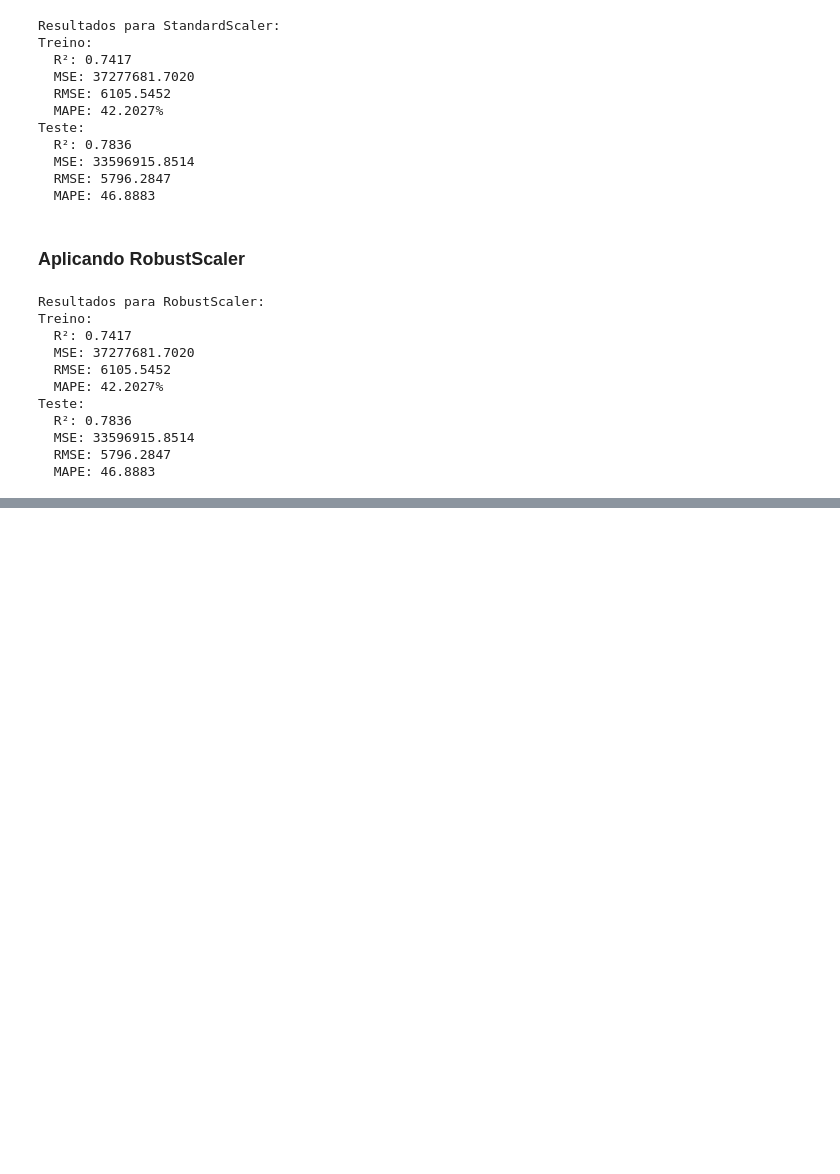
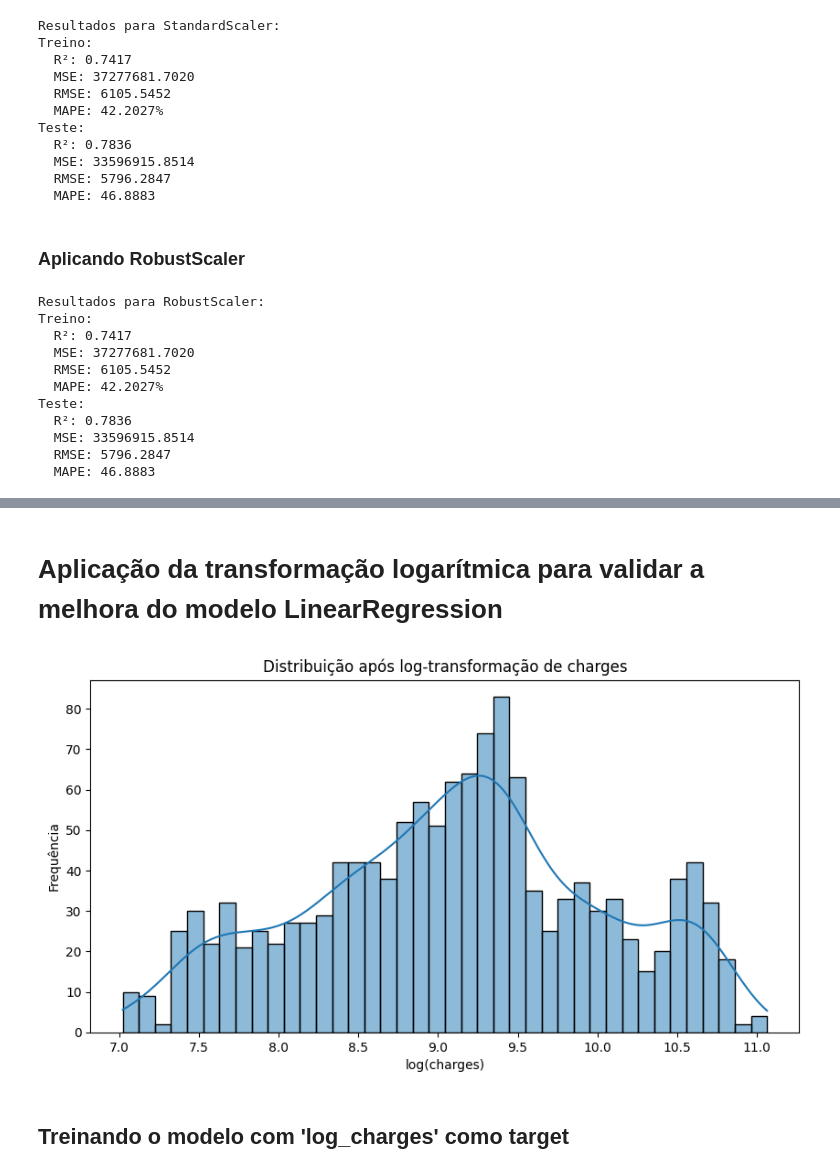
Before and after one commit to thiagofernandes101/ProjetosFiap, a Jupyter notebook: Desafio curso ia ml/desafio.ipynb, the cells around one changed output, grey strips where cells are left out. Cells and saved outputs as stored; diff of their text form; code cells hidden in the pictures; blank space fills up the shorter version.

```diff
--- a/Desafio curso ia ml/desafio.ipynb
+++ b/Desafio curso ia ml/desafio.ipynb
@@ -368,0 +391,15 @@ Interpretação: O modelo apresenta um erro percentual médio alto, indicando qu
+# %% [markdown]
+# Aplicação da transformação logarítmica para validar a melhora do modelo LinearRegression
+# %%
+insurance_data_frame['log_charges'] = np.log(insurance_data_frame['charges'])
+
+plt.figure(figsize=(10, 5))
+sns.histplot(insurance_data_frame['log_charges'], kde=True, bins=40)
+plt.title('Distribuição após log-transformação de charges')
+plt.xlabel('log(charges)')
+plt.ylabel('Frequência')
+plt.show()
+# %% [output]
+[figure, added]
+# %% [markdown]
+## Treinando o modelo com 'log_charges' como target
```
Also changed, not shown: parts of 37 cells of this notebook.
